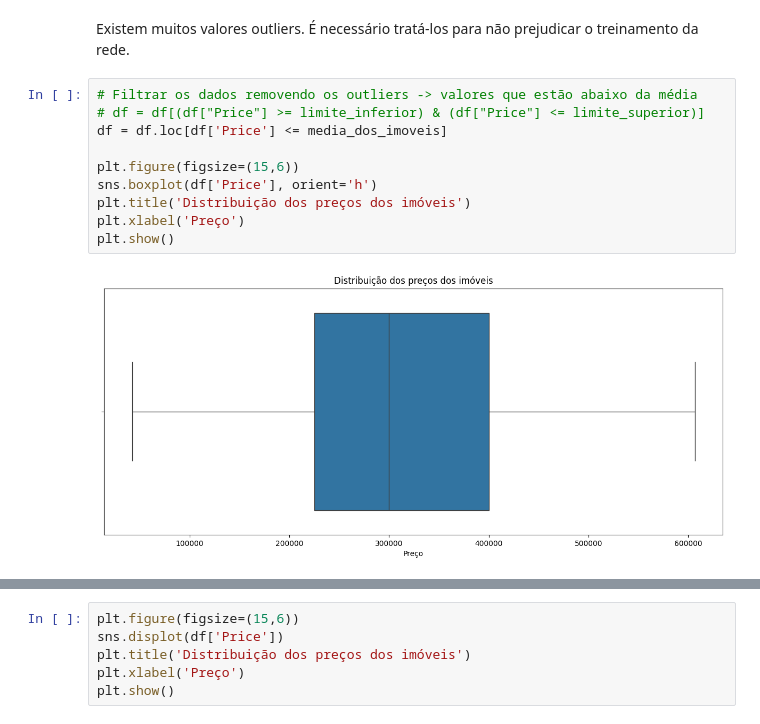
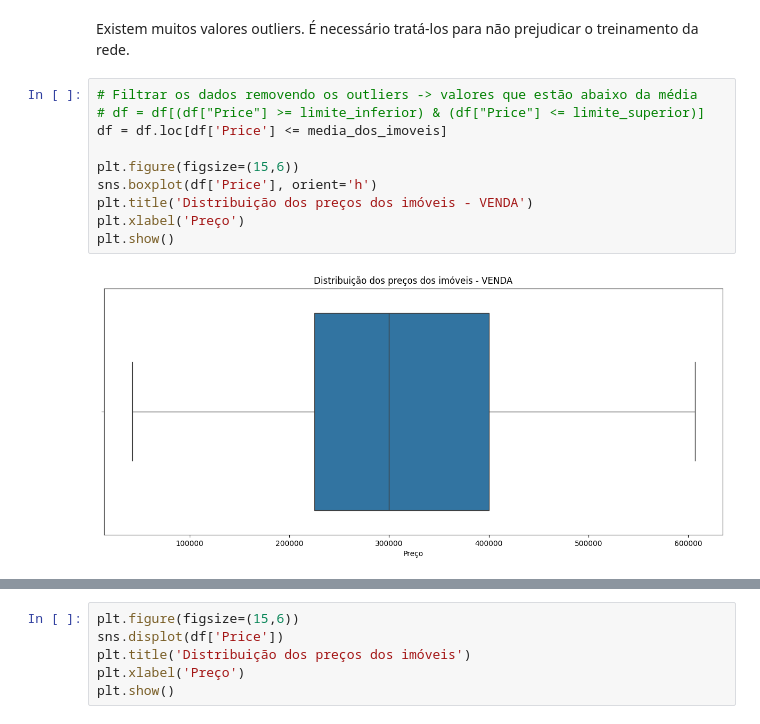
Before and after one commit to Victor-Amarante/previsao-imoveis-deepLearning, a Jupyter notebook: analise-mercado-imobiliario.ipynb, the cells around one changed output, grey strips where cells are left out. Saved outputs shown, nothing was run; the diff lists cells and outputs as text.

```diff
--- a/analise-mercado-imobiliario.ipynb
+++ b/analise-mercado-imobiliario.ipynb
@@ -193,12 +193,12 @@ Existem muitos valores outliers. É necessário tratá-los para não prejudicar
 # %%
 # Filtrar os dados removendo os outliers -> valores que estão abaixo da média
 # df = df[(df["Price"] >= limite_inferior) & (df["Price"] <= limite_superior)]
 df = df.loc[df['Price'] <= media_dos_imoveis]
 
 plt.figure(figsize=(15,6))
 sns.boxplot(df['Price'], orient='h')
-plt.title('Distribuição dos preços dos imóveis')
+plt.title('Distribuição dos preços dos imóveis - VENDA')
 plt.xlabel('Preço')
 plt.show()
 # %% [output]
-[figure, old version]
+[figure, new version]
```
Also changed, not shown: parts of 22 cells of this notebook.
